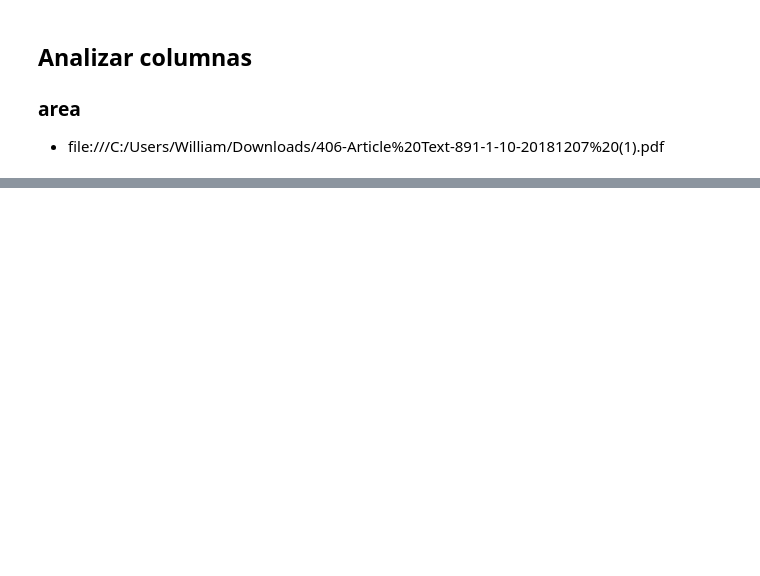
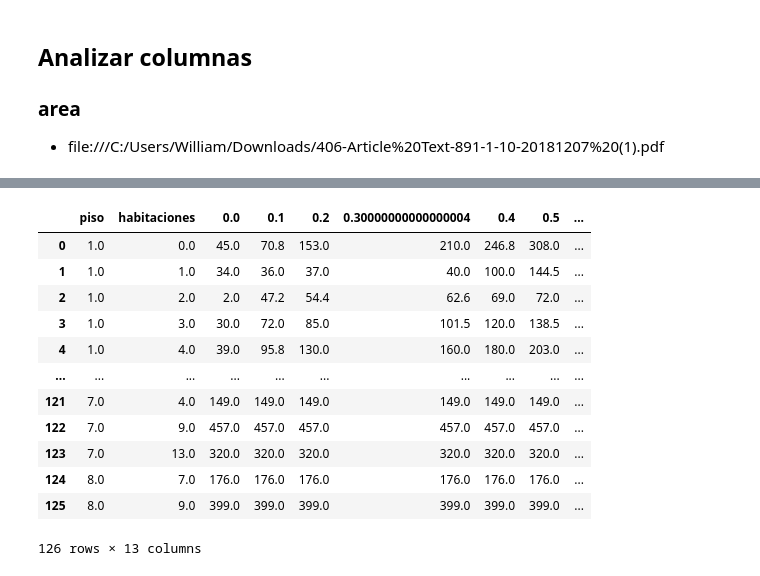
Before and after one commit to 2e-16/El_Algorirmo_Es_Correcto, a Jupyter notebook: el_algoritmo_es_correcto.ipynb, the cells around one changed output, grey strips where cells are left out. Cells and saved outputs as stored; diff of their text form; code cells hidden in the pictures; blank space fills up the shorter version.

```diff
--- a/el_algoritmo_es_correcto.ipynb
+++ b/el_algoritmo_es_correcto.ipynb
@@ -191,0 +446,24 @@ pd.DataFrame(a, columns=['Dif Estrato']).reset_index(drop=False).rename(columns=
+# %%
+estrato_intersectado[estrato_intersectado['piso']<9].groupby(['piso', 'habitaciones']).area.quantile(np.linspace(0,1,11)).unstack(level=2).reset_index()
+    # **{
+    #     'Minimo': pd.NamedAgg('area', 'min'),
+    #     'Mediana': pd.NamedAgg('area', 'median'),
+    #     'Cuantil .8': pd.NamedAgg('area', lambda x: np.quantile(a=x, q=[0.8])),
+    #     'Cuantil .9': pd.NamedAgg('area', lambda x: np.quantile(a=x, q=[0.9])),
+    #     'Cuantil .95': pd.NamedAgg('area', lambda x: np.quantile(a=x, q=[0.95])),
+    #     'Maximo': pd.NamedAgg('area', 'max')
+    # })
+# %% [output]
+|  | piso | habitaciones | 0.0 | 0.1 | 0.2 | 0.30000000000000004 | 0.4 | 0.5 | ... |
+| 0 | 1.0 | 0.0 | 45.0 | 70.8 | 153.0 | 210.0 | 246.8 | 308.0 | ... |
+| 1 | 1.0 | 1.0 | 34.0 | 36.0 | 37.0 | 40.0 | 100.0 | 144.5 | ... |
+| 2 | 1.0 | 2.0 | 2.0 | 47.2 | 54.4 | 62.6 | 69.0 | 72.0 | ... |
+| 3 | 1.0 | 3.0 | 30.0 | 72.0 | 85.0 | 101.5 | 120.0 | 138.5 | ... |
+| 4 | 1.0 | 4.0 | 39.0 | 95.8 | 130.0 | 160.0 | 180.0 | 203.0 | ... |
+| ... | ... | ... | ... | ... | ... | ... | ... | ... | ... |
+| 121 | 7.0 | 4.0 | 149.0 | 149.0 | 149.0 | 149.0 | 149.0 | 149.0 | ... |
+| 122 | 7.0 | 9.0 | 457.0 | 457.0 | 457.0 | 457.0 | 457.0 | 457.0 | ... |
+| 123 | 7.0 | 13.0 | 320.0 | 320.0 | 320.0 | 320.0 | 320.0 | 320.0 | ... |
+| 124 | 8.0 | 7.0 | 176.0 | 176.0 | 176.0 | 176.0 | 176.0 | 176.0 | ... |
+| 125 | 8.0 | 9.0 | 399.0 | 399.0 | 399.0 | 399.0 | 399.0 | 399.0 | ... |
+126 rows × 13 columns
```
Also changed, not shown: parts of 43 cells of this notebook.
